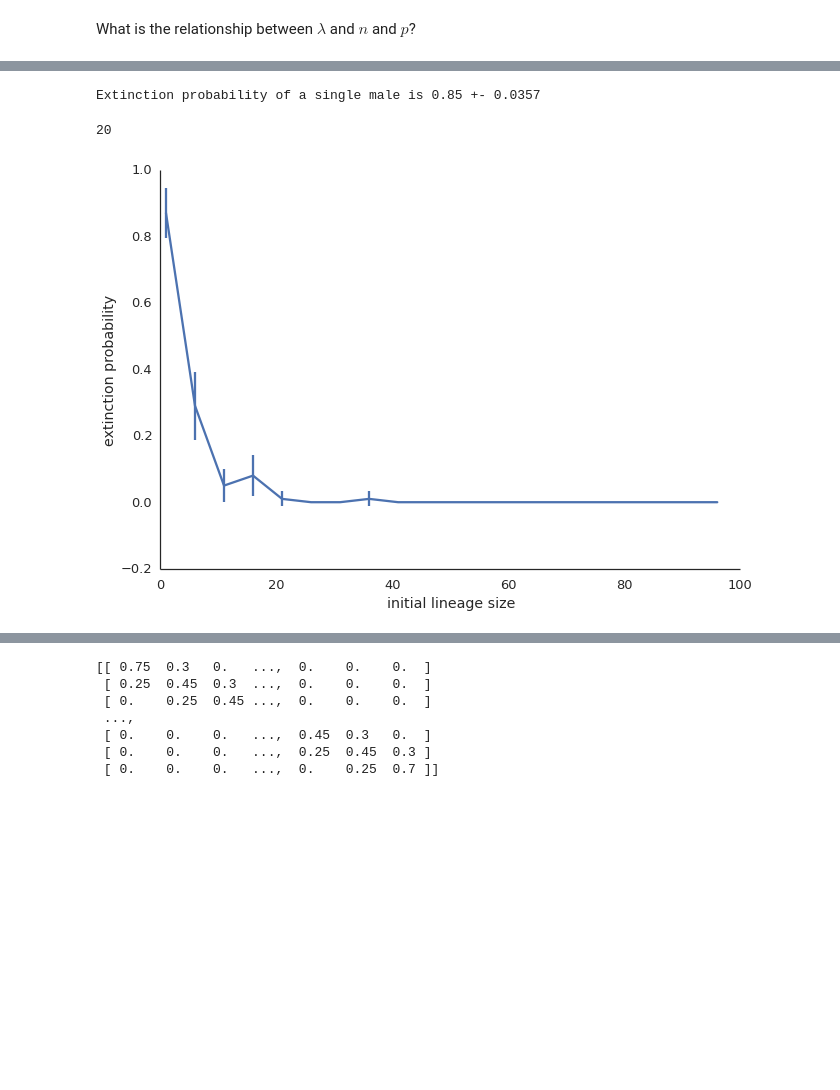
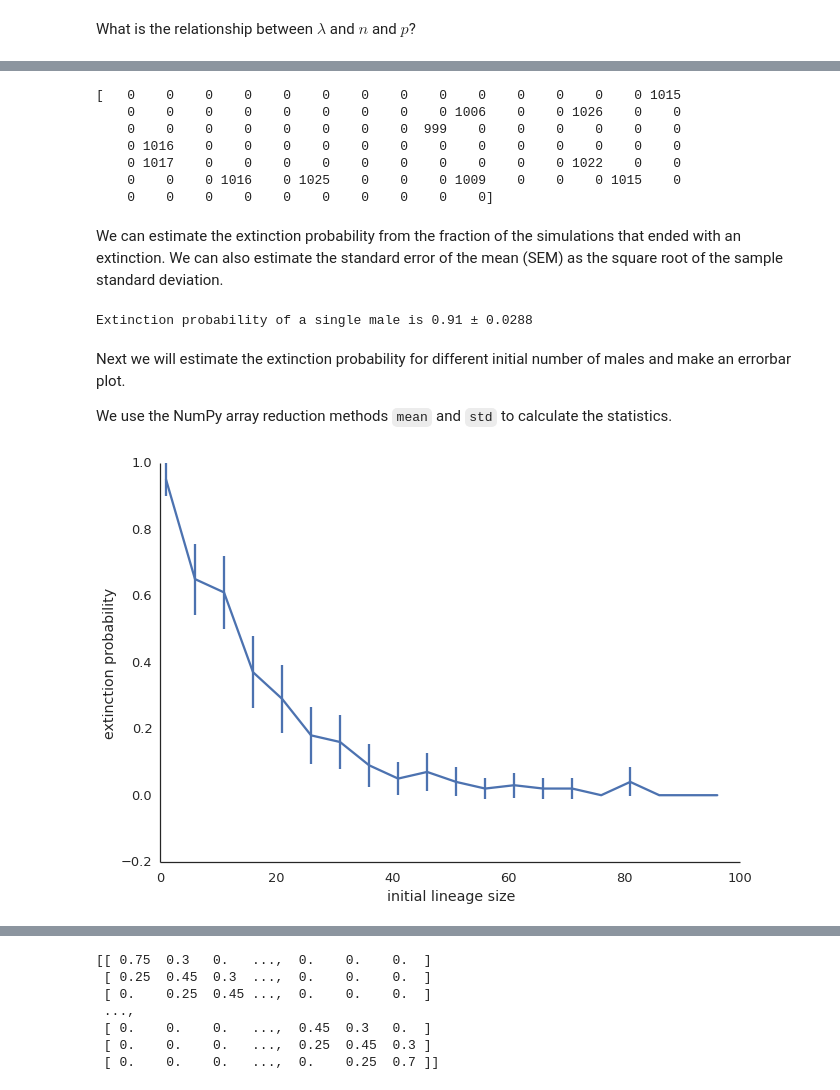
Before and after one commit to Py4Life/TAU2015, a Jupyter notebook: lecture8.ipynb, the cells around one changed output, grey strips where cells are left out. Saved outputs shown, nothing was run; the diff lists cells and outputs as text; code cells hidden in the pictures; blank space fills up the shorter version.

```diff
--- a/lecture8.ipynb
+++ b/lecture8.ipynb
@@ -60,8 +60,8 @@ We set the initial state to $x_0$ (that is, there are $x_0$ individuals in the p
 initialization time):
 # %%
 nsteps = 100
-x      = zeros(nsteps)
-x[0]   = 10
+x0     = zeros(nsteps)
+x0[0]   = 10
 # %% [markdown]
 Now we simulate our chain.
 
@@ -256,40 +262,49 @@ This is not an easy question to address using simulation because simulations are
 # %%
-def simulate(x0, ntrials=100):
-    x = x0 * ones(ntrials)
-    upd = (0 < x) & (x < N-1)
-    while upd.any():
+def simulate(x0, n, p, ntrials=100):
+    x = x0 * ones(ntrials, dtype=int)
+    update = (0 < x) & (x < N-1)
+    while update.any():
         # Which trials to update?
-        upd = (0 < x) & (x < N-1)
-        # Random numbers
-        r = np.random.rand(ntrials)
+        update = (0 < x) & (x < N-1)
         # In which trials do births occur?
-        birth = 1*(r <= a)
-        # In which trials do deaths occur?
-        death = 1*((a < r) &  (r<= a+b))
+        boys = binomial(x[update] * n, p)
         # We update the population size for all trials.
-        x[upd] += birth[upd] - death[upd]
+        x[update] = boys
     return x
-x = simulate(1)
-print("Extinction probability of a single male is %.2f +- %.4f" % ((x==0).mean(), (x==0).std()/sqrt(len(x))))
+x = simulate(1, n, p)
+print(x)
 # %% [output]
-Extinction probability of a single male is 0.85 +- 0.0357
+[   0    0    0    0    0    0    0    0    0    0    0    0    0    0 1015
+    0    0    0    0    0    0    0    0    0 1006    0    0 1026    0    0
+    0    0    0    0    0    0    0    0  999    0    0    0    0    0    0
+    0 1016    0    0    0    0    0    0    0    0    0    0    0    0    0
+    0 1017    0    0    0    0    0    0    0    0    0    0 1022    0    0
+    0    0    0 1016    0 1025    0    0    0 1009    0    0    0 1015    0
+    0    0    0    0    0    0    0    0    0    0]
+# %% [markdown]
+We can estimate the extinction probability from the fraction of the simulations that ended with an extinction.
+We can also estimate the standard error of the mean (SEM) as the square root of the sample standard deviation.
+# %%
+mean_prob = (x==0).mean()
+sem_prob  = (x==0).std(ddof=1) / sqrt(len(x))
+print("Extinction probability of a single male is %.2f ± %.4f" % (mean_prob, sem_prob))
+# %% [output]
+Extinction probability of a single male is 0.91 ± 0.0288
+# %% [markdown]
+Next we will estimate the extinction probability for different initial number of males and make an errorbar plot.
+
+We use the NumPy array reduction methods `mean` and `std` to calculate the statistics.
 # %%
-N = 1000
-a = 0.3
-b = 0.25
+x0_range = range(1,100,5)
+prob = array([simulate(x0, n, p)==0 for x0 in x0_range])
 
-x0_range = range(1,100,5)
-q = array([simulate(x0)==0 for x0 in x0_range])
-
-q_mean = q.mean(axis=1)
-q_sem = q.std(axis=1) / sqrt(q.shape[0])
+mean_prob = prob.mean(axis=1)
+sem_prob = prob.std(axis=1) / sqrt(prob.shape[0])
-# %% [output]
-20
 # %%
-errorbar(x=x0_range, y=q_mean, yerr=q_sem)
+errorbar(x=x0_range, y=mean_prob, yerr=sem_prob)
 xlabel('initial lineage size')
 ylabel('extinction probability')
 sns.despine();
 # %% [output]
-[figure, old version]
+[figure, new version]
 # %% [markdown]
```
Also changed, not shown: parts of 9 cells of this notebook, 1 other file.
